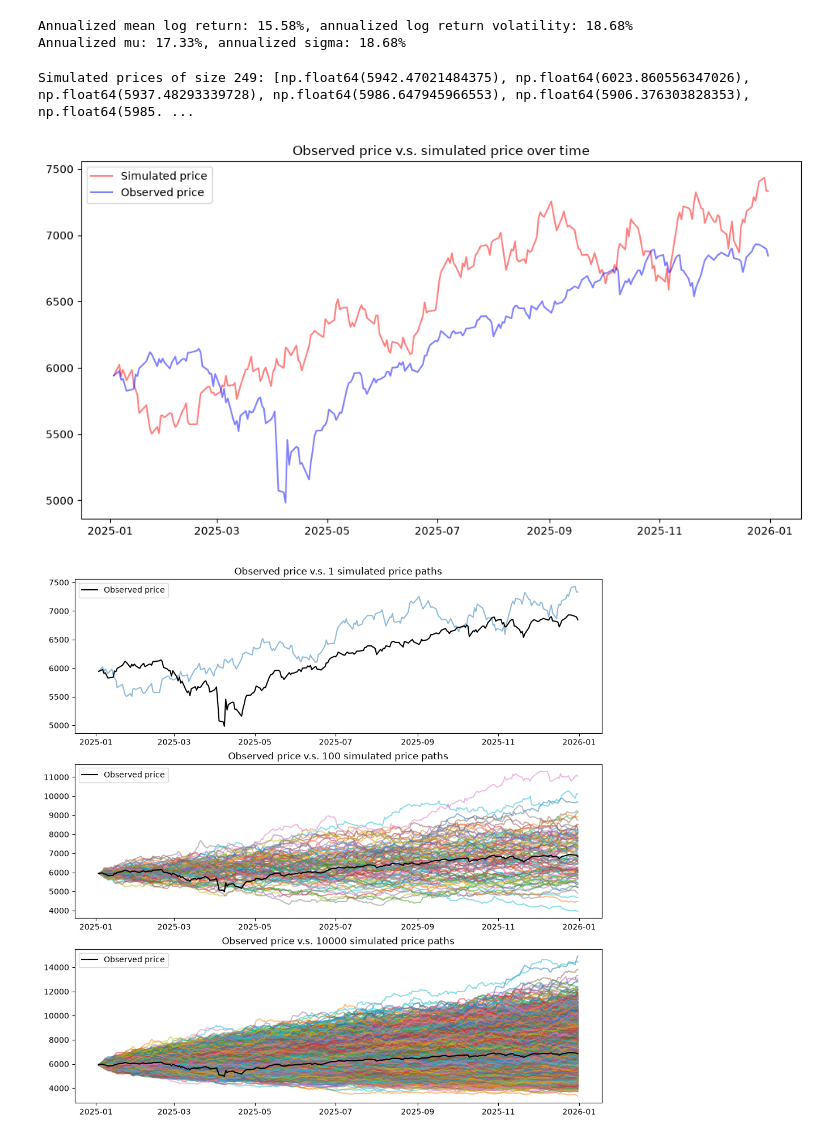
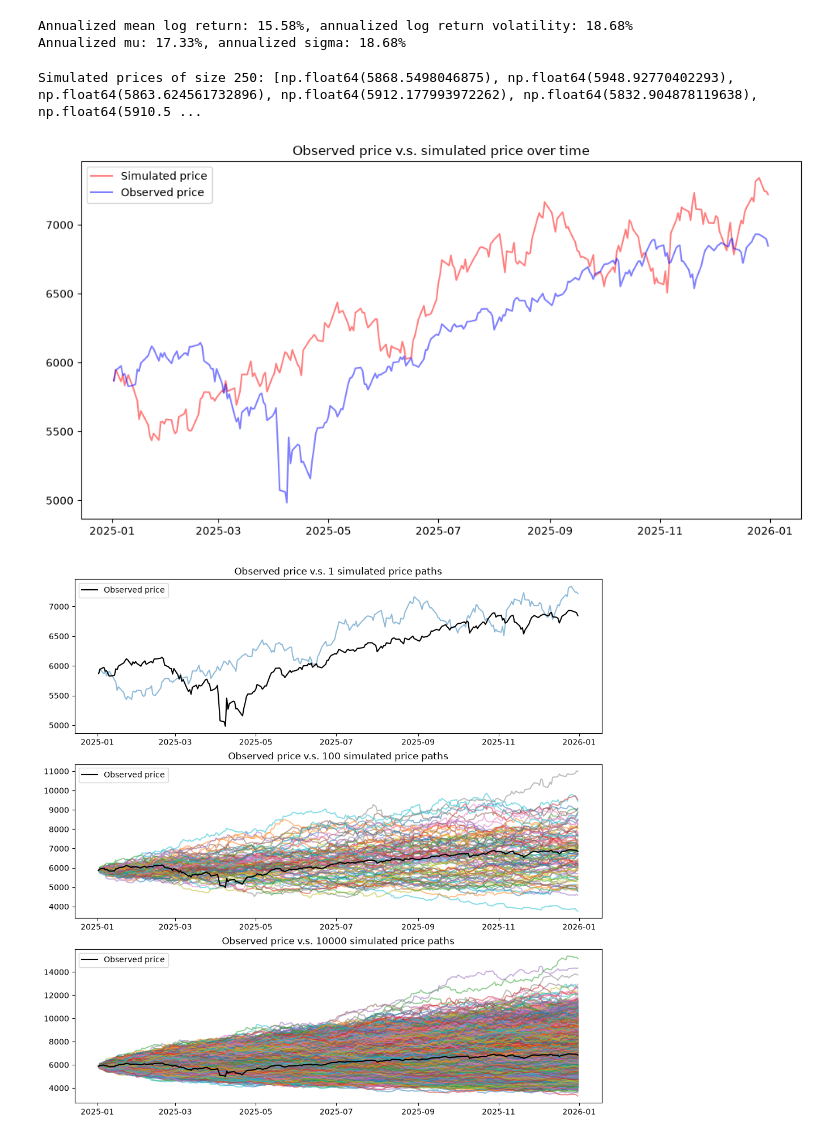
Before and after one commit to victornguyen1003/option-pricing-101, a Jupyter notebook: notebooks/1_returns_volatility_and_gbm.ipynb, the cells around one changed output. Cells and saved outputs as stored; diff of their text form; code cells hidden in the pictures.

```diff
--- a/notebooks/1_returns_volatility_and_gbm.ipynb
+++ b/notebooks/1_returns_volatility_and_gbm.ipynb
@@ -43,15 +43,15 @@ Log returns are additive through time, simplifying multi-period calculations:
 close = spx['Close'].values
 lag = 1
 lagged_close = close[:-lag]
-close = close[lag:]
-simple_returns = (close - lagged_close) / lagged_close
+current_close = close[lag:]
+simple_returns = (current_close - lagged_close) / lagged_close
 
 # log returns
-log_returns = np.log(close / lagged_close)
+log_returns = np.log(current_close / lagged_close)
 
 # days
-days = spx.index[lag:]
-
+price_days = spx.index
+return_days = spx.index[lag:]
 
 fig, ax = plt.subplots(figsize=(12,6), ncols=2, nrows=3, sharex='col', sharey='col')
 
@@ -63,10 +63,10 @@ ax[1][0].hist(log_returns, alpha=0.5, color='r')
 ax[1][0].set_title("Histogram of log returns")
 
 # plot time series
-ax[0][1].plot(days, simple_returns, alpha=0.5, color='b')
+ax[0][1].plot(return_days, simple_returns, alpha=0.5, color='b')
 ax[0][1].set_title("Simple returns over time")
 
-ax[1][1].plot(days, log_returns, alpha=0.5, color='r')
+ax[1][1].plot(return_days, log_returns, alpha=0.5, color='r')
 ax[1][1].set_title("Log returns over time")
 
 # plot simple v.s. log returns
@@ -74,8 +74,8 @@ ax[2][0].hist(simple_returns, alpha=0.5, color='b')
 ax[2][0].hist(log_returns, alpha=0.5, color='r')
 ax[2][0].set_title("Histogram of simple returns v.s. log returns")
 
-ax[2][1].plot(days, simple_returns, alpha=0.5, color='b')
-ax[2][1].plot(days, log_returns, alpha=0.5, color='r')
+ax[2][1].plot(return_days, simple_returns, alpha=0.5, color='b')
+ax[2][1].plot(return_days, log_returns, alpha=0.5, color='r')
 ax[2][1].set_title("Simple returns v.s. log returns over time")
 
 plt.show();
@@ -147,7 +147,8 @@ Annualized mean log return: 15.58%, annualized log return volatility: 18.68%
 Annualized mu: 17.33%, annualized sigma: 18.68%
 # %%
 S0 = close[0][0]
-T = len(close)
+n_prices = len(close)
+n_returns = n_prices - 1
 simulated_prices: List[float] = [S0]
 
 rng = np.random.default_rng(seed=103)
@@ -156,7 +157,7 @@ daily_mu = annualized_mu / 252
 daily_sigma = annualized_sigma / np.sqrt(252)
 
 S_prev = S0;
-for t in range(T-1):
+for t in range(n_returns):
     St = S_prev * np.exp((daily_mu - 1/2 * daily_sigma**2) + daily_sigma * rng.normal())
     S_prev = St
     simulated_prices.append(St)
@@ -165,43 +166,43 @@ print(f"Simulated prices of size {len(simulated_prices)}: {simulated_prices}")
 
 fig, ax = plt.subplots(figsize=(12,6))
 
-ax.plot(days, simulated_prices, alpha=0.5, color='r', label='Simulated price')
-ax.plot(days, close, alpha=0.5, color='b', label='Observed price')
+ax.plot(price_days, simulated_prices, alpha=0.5, color='r', label='Simulated price')
+ax.plot(price_days, close, alpha=0.5, color='b', label='Observed price')
 
 ax.set_title("Observed price v.s. simulated price over time")
 ax.legend()
 
 plt.show()
 # %% [output]
-Simulated prices of size 249: [np.float64(5942.47021484375), np.float64(6023.860556347026), np.float64(5937.48293339728), np.float64(5986.647945966553), np.float64(5906.376303828353), np.float64(5985. ...
+Simulated prices of size 250: [np.float64(5868.5498046875), np.float64(5948.92770402293), np.float64(5863.624561732896), np.float64(5912.177993972262), np.float64(5832.904878119638), np.float64(5910.5 ...
-[figure, old version]
+[figure, new version]
 # %%
 simulations = [1, 100, 10000]
-dt = np.ones(shape=(T-1,))
+dt = np.ones(shape=(n_returns,))
 t = np.cumsum(dt)
 
 simulated_prices: Dict[int, np.ndarray] = {}
 
 for simulation in simulations:
     rng = np.random.default_rng(seed=103)
 
-    dW = rng.normal(size=(simulation, T-1))
+    dW = rng.normal(size=(simulation, n_returns))
     Wt = np.cumsum(dW, axis=1)
     St = S0 * np.exp((daily_mu - 1/2 * daily_sigma**2) * t + daily_sigma * Wt)
 
     S0_array = np.full(shape=(simulation,), fill_value=S0)
     St = np.vstack((S0_array, St.transpose()))
 
     simulated_prices[simulation] = St
 
 fig, axes = plt.subplots(figsize=(12, 12), nrows=3)
 for ax, simulation in zip(axes, simulations):
-    ax.plot(days, simulated_prices[simulation], alpha=0.5)
-    ax.plot(days, close, label='Observed price', color='k')
+    ax.plot(price_days, simulated_prices[simulation], alpha=0.5)
+    ax.plot(price_days, close, label='Observed price', color='k')
     ax.set_title(f"Observed price v.s. {simulation} simulated price paths")
     ax.legend()
 
 plt.show();
 # %% [output]
-[figure, old version]
+[figure, new version]
 # %% [markdown]
```
Also changed, not shown: parts of 6 cells of this notebook.
